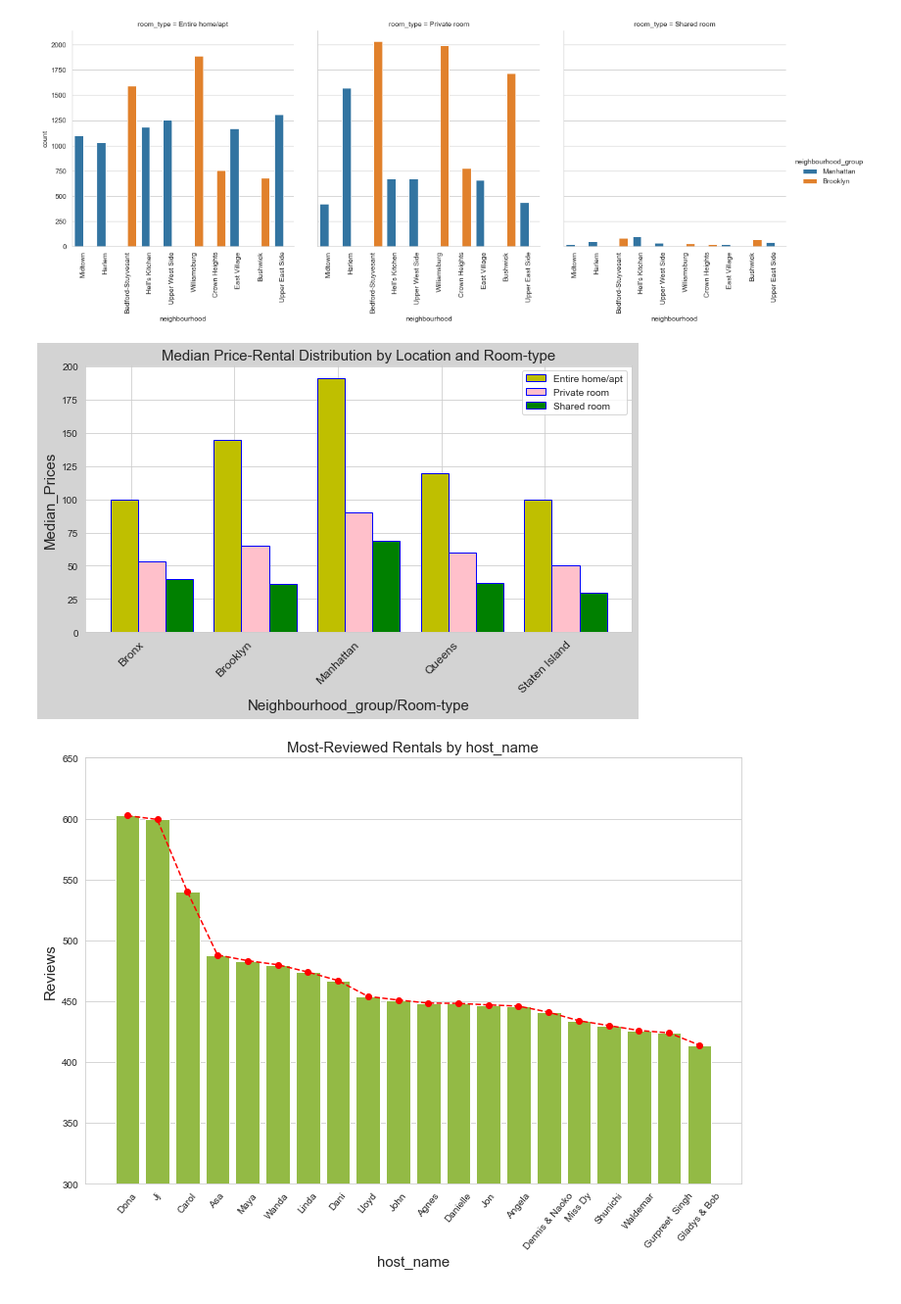
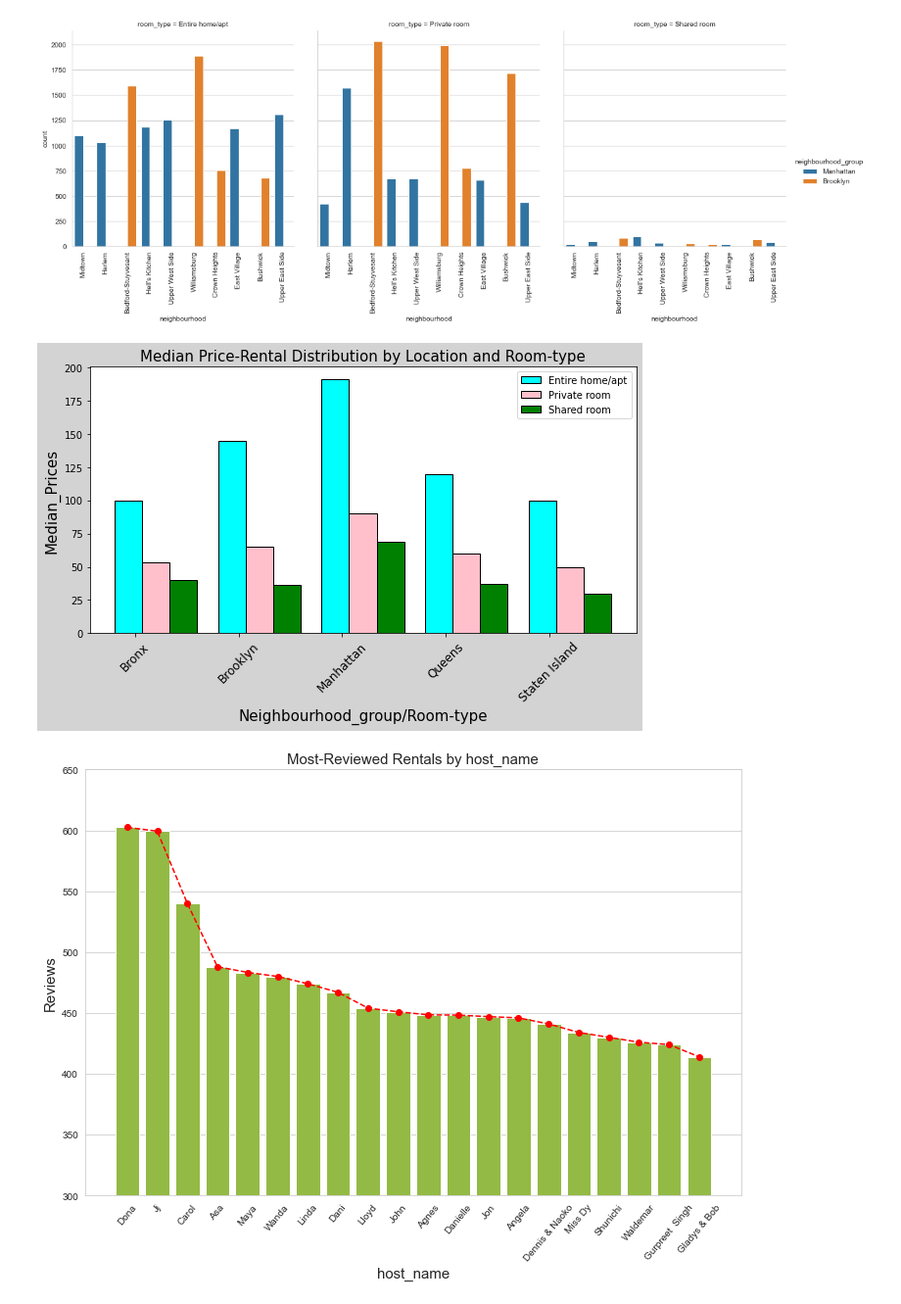
Before and after one commit to mayanksinghkgp/Airbnb_Booking_Analysis, a Jupyter notebook: Airbnb_Bookings_Analysis_Project.ipynb, the cells around one changed output. Shown at 98% size. Saved outputs shown, nothing was run; the diff lists cells and outputs as text; code cells hidden in the pictures.

```diff
--- a/Airbnb_Bookings_Analysis_Project.ipynb
+++ b/Airbnb_Bookings_Analysis_Project.ipynb
@@ -339,34 +398,34 @@ plot.set_xticklabels(rotation = 90)
 # %%
 # Analysing Different locations according to their room_type and corresponding median prices¶
 #extracting a df from air
 price_df = air[['neighbourhood_group','room_type','price']]
 #grouping this data frame according to their neighbourhood_group and room_type and assigning median prices
 median_price_df =price_df.groupby(['neighbourhood_group','room_type']).median().reset_index()
 
 #getting the unique locations
 locations = median_price_df.neighbourhood_group.unique()
 x_rooms1 = [0.8, 3.8, 6.8, 9.8, 12.8]
 x_rooms2 = [1.6, 4.6, 7.6, 10.6, 13.6]
 x_rooms3 = [2.4, 5.4, 8.4, 11.4, 14.4]
 y_values1 = median_price_df[median_price_df['room_type'] == 'Entire home/apt']['price'].values
 y_values2 = median_price_df[median_price_df['room_type'] == 'Private room']['price'].values
 y_values3 = median_price_df[median_price_df['room_type'] == 'Shared room']['price'].values
 fig,ax = plt.subplots(figsize=(10,5))
 fig.patch.set_facecolor('lightgray')
-plt.bar(x_rooms1, y_values1, color='y', edgecolor='b')
-plt.bar(x_rooms2, y_values2, color='pink', edgecolor='b')
-plt.bar(x_rooms3, y_values3, color='g', edgecolor='b')
+plt.bar(x_rooms1, y_values1, color='cyan', edgecolor='k')
+plt.bar(x_rooms2, y_values2, color='pink', edgecolor='k')
+plt.bar(x_rooms3, y_values3, color='g', edgecolor='k')
 ax.set_xticks(range(1,16,3))
 ax.set_xticklabels(locations, fontsize='12')
 for tick in ax.get_xticklabels():
   tick.set_rotation(45)
 plt.xlabel('Neighbourhood_group/Room-type',fontsize='15')
 plt.ylabel('Median_Prices', fontsize='15')
 plt.legend(labels=median_price_df.room_type.unique(), loc='best')
 plt.title('Median Price-Rental Distribution by Location and Room-type',fontsize='15')
 plt.show()
 # %% [output]
-[figure, old version]
+[figure, new version]
 # %%
 # Conclusion
 
```
Also changed, not shown: parts of 6 cells of this notebook.
